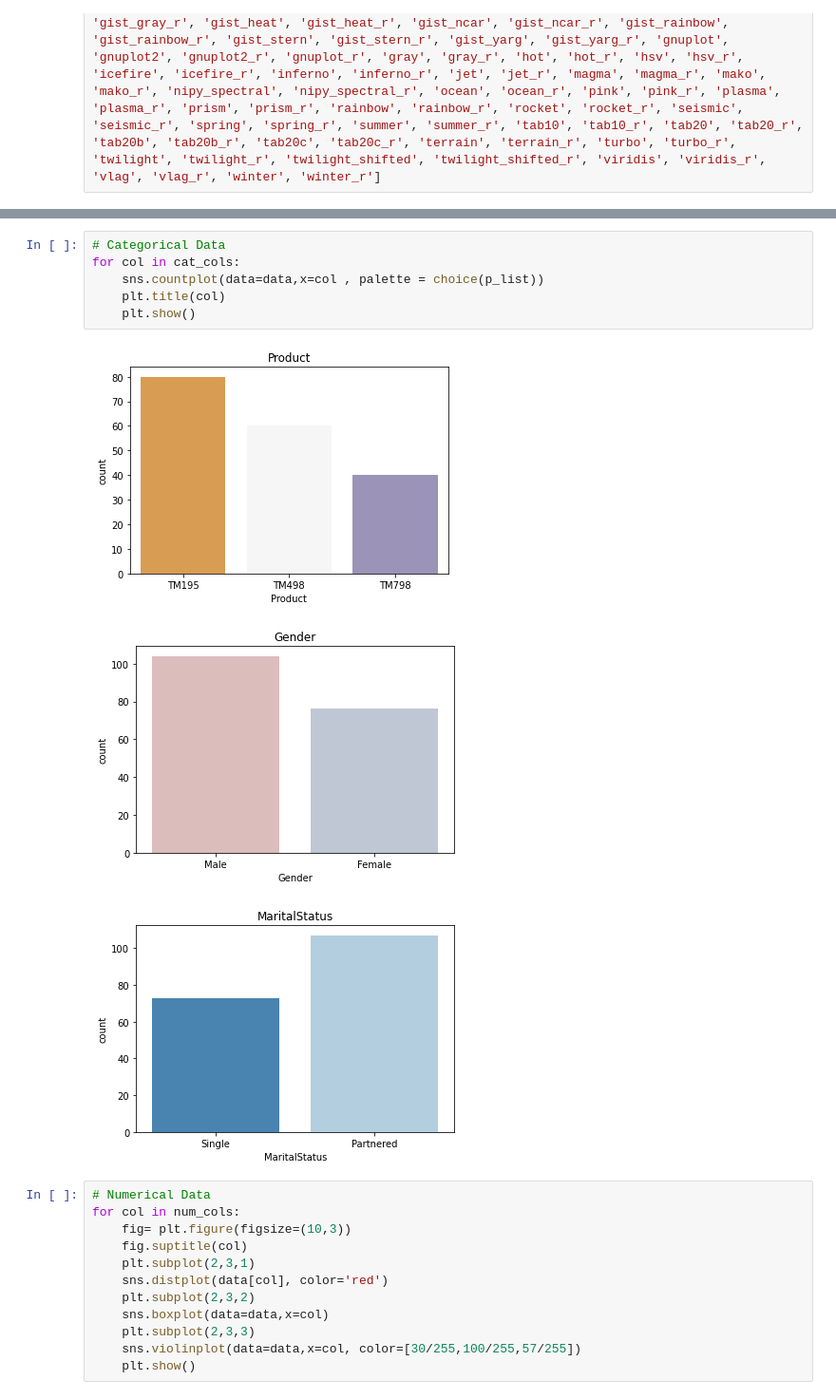
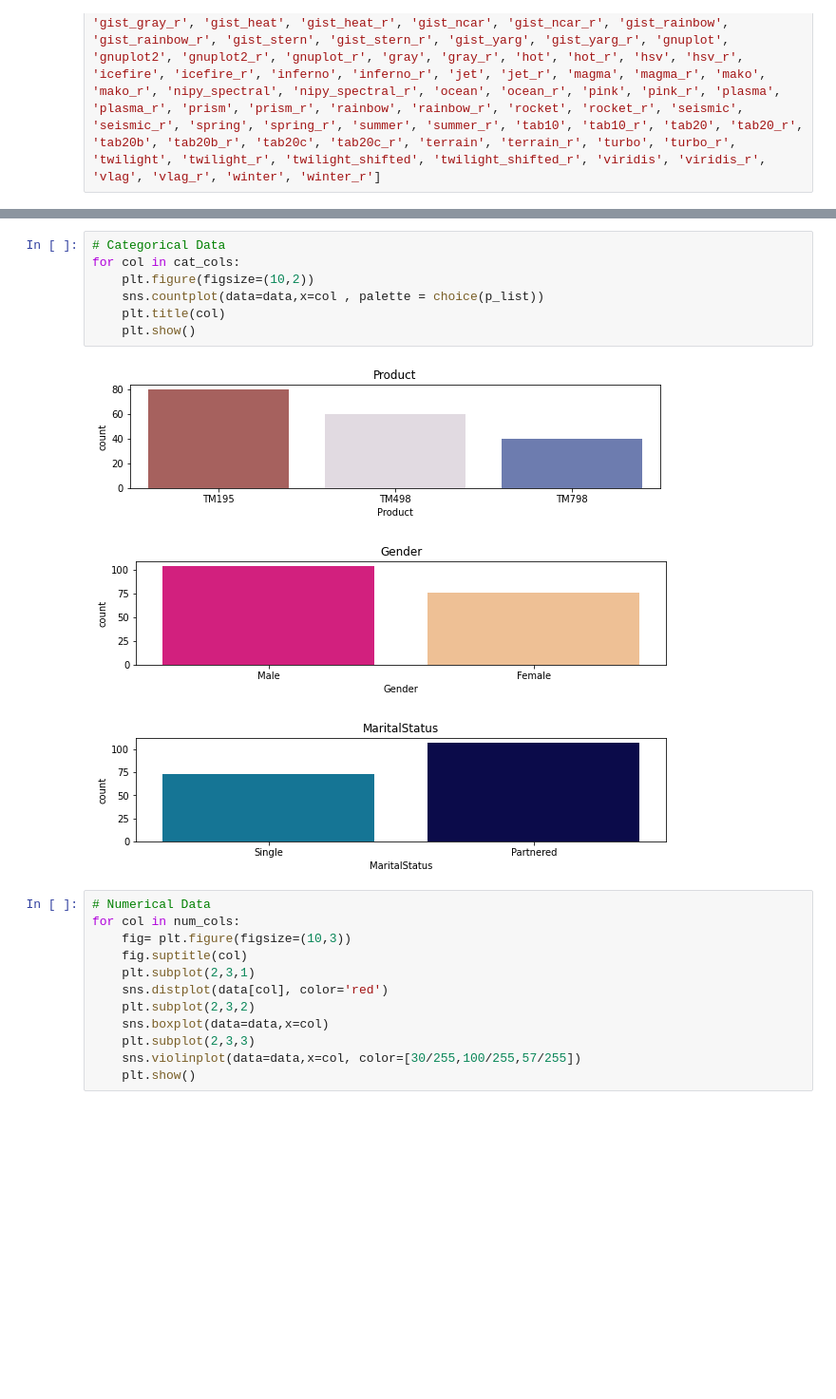
Before and after one commit to hardik812004/training_sep22, a Jupyter notebook: day 19/read.ipynb, the cells around one changed output, grey strips where cells are left out. Shown at 95% size. Saved outputs shown, nothing was run; the diff lists cells and outputs as text; blank space fills up the shorter version.

```diff
--- a/day 19/read.ipynb
+++ b/day 19/read.ipynb
@@ -95,13 +95,14 @@ choice(p_list)
 # %%
 # Categorical Data
 for col in cat_cols:
+    plt.figure(figsize=(10,2))
     sns.countplot(data=data,x=col , palette = choice(p_list))
     plt.title(col)
     plt.show()
 # %% [output]
-[figure, old version]
+[figure, new version]
-[figure, old version]
+[figure, new version]
-[figure, old version]
+[figure, new version]
 # %%
 # Numerical Data
 for col in num_cols:
```
Also changed, not shown: parts of 13 cells of this notebook, 2 other files.
